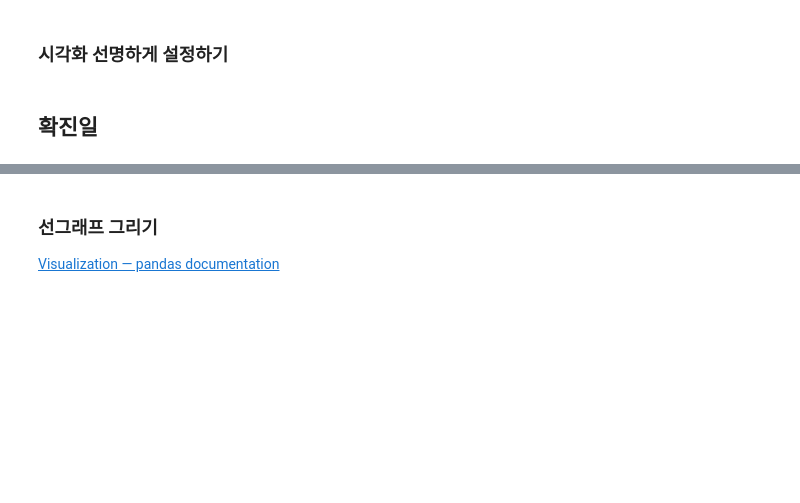
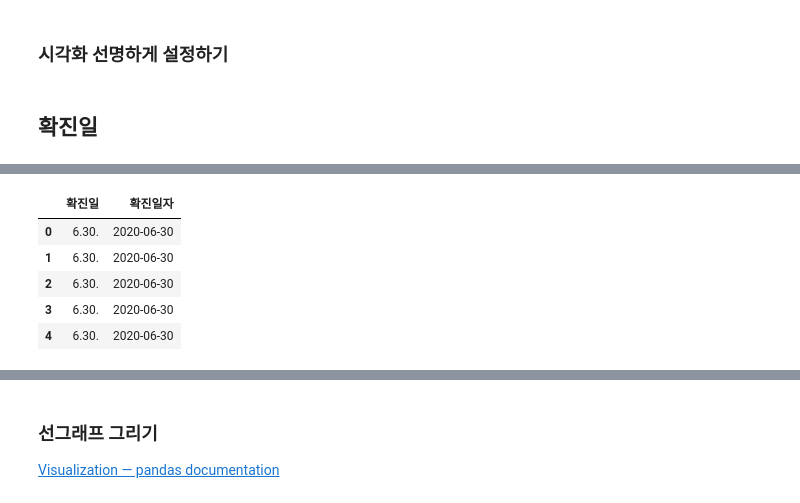
Before and after one commit to nz663633/data-analysis-viz, a Jupyter notebook: seoul-covid-19-02-eda-input.ipynb, the cells around one changed output, grey strips where cells are left out. Drawn from its saved outputs; the diff is of its cells as text; code cells hidden in the pictures; blank space fills up the shorter version.

```diff
--- a/seoul-covid-19-02-eda-input.ipynb
+++ b/seoul-covid-19-02-eda-input.ipynb
@@ -94,4 +126,14 @@ pd.Series([1, 3, 5, -7, 9]).plot.bar(title="한글 제목")
 # %%
 # 데이터 타입을 변경해서 날짜형태로 변환합니다.
 # 판다스의 to_datetime 을 사용해서 날짜 타입으로 변경할 수 있습니다.
 # 연도가 없기 때문에 2020년을 날짜에 추가하고 "-" 문자로 날짜를 연결해 줍니다.
+
+df["확진일자"] = pd.to_datetime("2020-" + df["확진일"].str.replace(".", "-"))
+df[["확진일", "확진일자"]].head()
+# %% [output]
+|  | 확진일 | 확진일자 |
+| 0 | 6.30. | 2020-06-30 |
+| 1 | 6.30. | 2020-06-30 |
+| 2 | 6.30. | 2020-06-30 |
+| 3 | 6.30. | 2020-06-30 |
+| 4 | 6.30. | 2020-06-30 |
```
Also changed, not shown: parts of 7 cells of this notebook.
